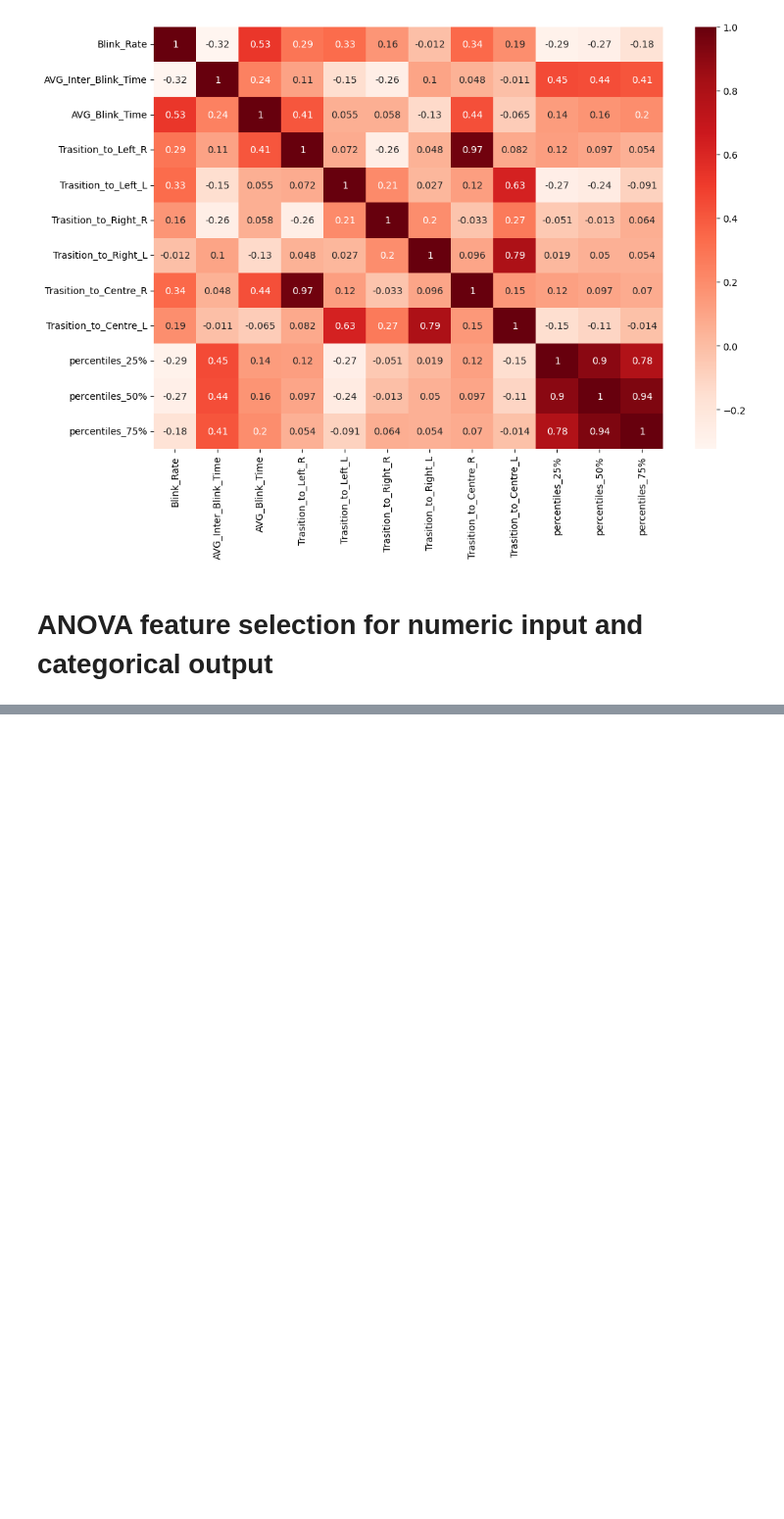
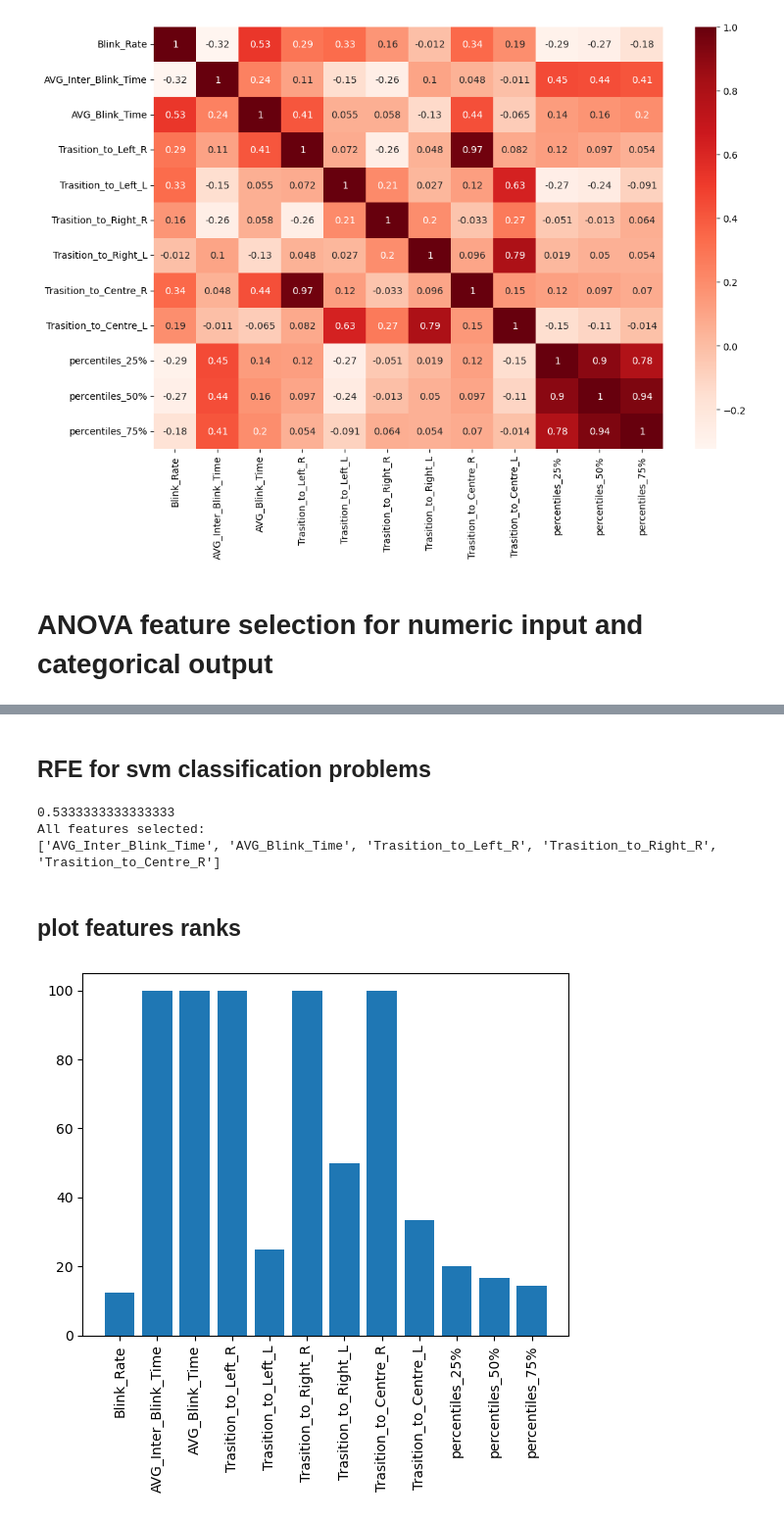
Before and after one commit to mouniraz/theserepo, a Jupyter notebook: svm.ipynb, the cells around one changed output, grey strips where cells are left out. Shown at 98% size. Drawn from its saved outputs; the diff is of its cells as text; code cells hidden in the pictures; blank space fills up the shorter version.

```diff
--- a/svm.ipynb
+++ b/svm.ipynb
@@ -120,0 +124,48 @@ weighted avg       0.87      0.84      0.84        25
+# %% [markdown]
+## RFE for svm classification problems
+# %%
+# make a prediction with an RFE pipeline
+from numpy import mean
+from numpy import std
+from sklearn.datasets import make_classification
+from sklearn.feature_selection import RFE
+from sklearn.tree import DecisionTreeClassifier
+from sklearn.pipeline import Pipeline
+from sklearn.model_selection import RepeatedStratifiedKFold
+
+# create pipeline
+model=SVC(kernel="linear")
+rfe = RFE(estimator=model, n_features_to_select=5)
+pipeline = Pipeline(steps=[('s',rfe),('m',model)])
+# evaluate model
+cv = RepeatedStratifiedKFold(n_splits=10, n_repeats=3, random_state=1)
+n_scores = cross_val_score(pipeline, X, y, scoring='accuracy', cv=cv, n_jobs=-1, error_score='raise')
+print(n_scores.mean())
+# report performance
+# fit RFE
+rfe.fit(X, y)
+# summarize all features
+ranking=[]
+for i in range(X.shape[1]):
+    ranking.append(1*100/rfe.ranking_[i])
+    #print('Column: %d, Selected %s, Rank: %.3f' % (i, rfe.support_[i], rfe.ranking_[i]))
+
+df2 = dataset[dataset.columns[~dataset.columns.isin(['pathology','ID']) ]]
+features = list(df2.loc[:,rfe.support_].columns)
+print("All features selected:")
+print(features)
+# %% [output]
+0.5333333333333333
+All features selected:
+['AVG_Inter_Blink_Time', 'AVG_Blink_Time', 'Trasition_to_Left_R', 'Trasition_to_Right_R', 'Trasition_to_Centre_R']
+# %% [markdown]
+## plot features ranks
+# %%
+import matplotlib.pyplot as plt
+plt.bar(range(len(ranking)), ranking)
+features=dataset.columns[1:13]
+plt.xticks(range(len(ranking)), features)
+plt.xticks(rotation=90)
+plt.show()
+# %% [output]
+[figure, added]
```
Also changed, not shown: parts of 5 cells of this notebook, 2 other files.
